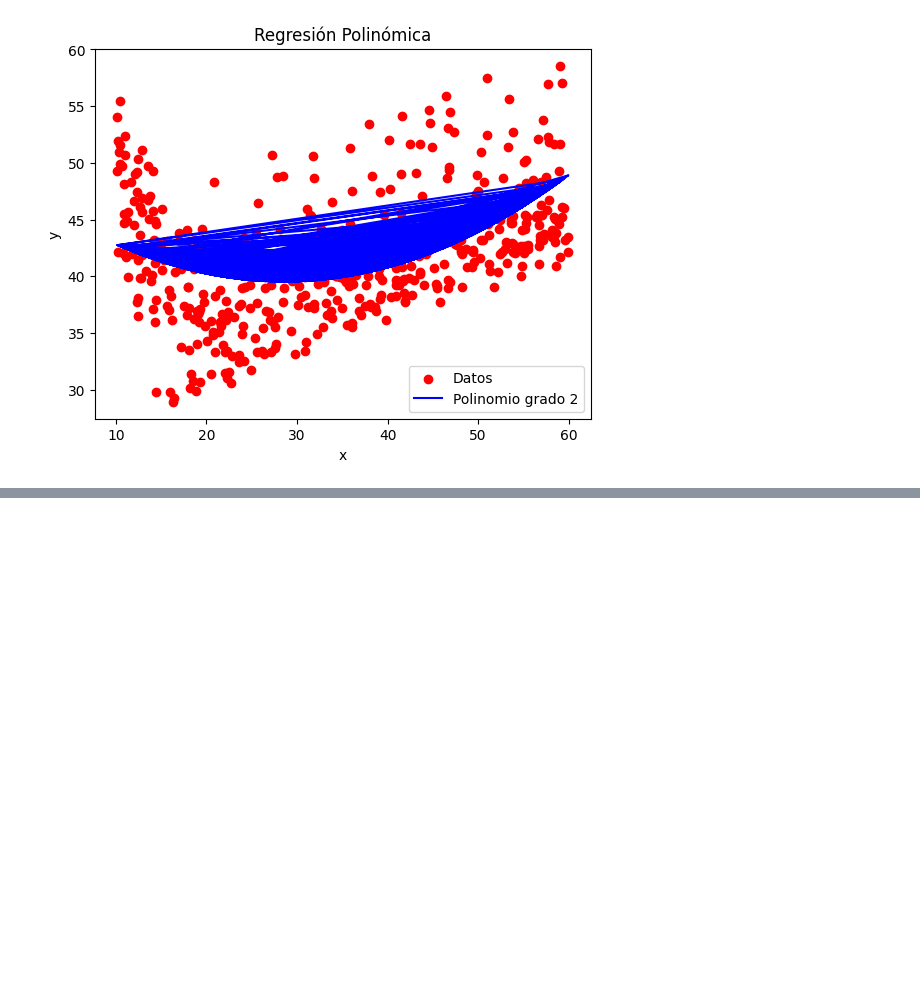
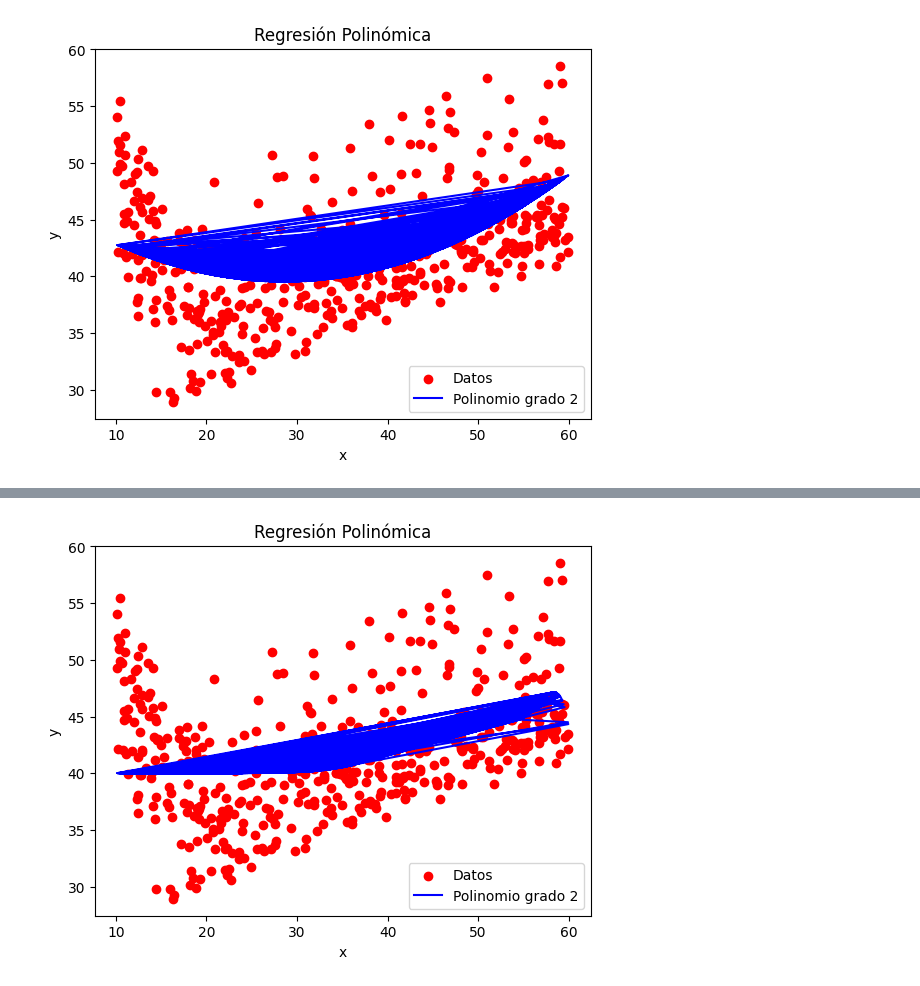
Before and after one commit to Emmatap31/Sumo_EjeCentral, a Jupyter notebook: regpolinomica.ipynb, the cells around one changed output, grey strips where cells are left out. Saved outputs shown, nothing was run; the diff lists cells and outputs as text; code cells hidden in the pictures; blank space fills up the shorter version.

Commit message:
regresión

```diff
--- a/regpolinomica.ipynb
+++ b/regpolinomica.ipynb
@@ -97,0 +46,18 @@ print(r2)
+# %%
+n=20
+
+mses = []
+r2s = []
+
+for i in range(1,n+1):
+    poly = PolynomialFeatures(degree=i)
+    X_poly = poly.fit_transform(X)
+    modelo = LinearRegression()
+    modelo.fit(X_poly, y)
+    y_pred = modelo.predict(X_poly)
+    mse = mean_squared_error(y, y_pred)
+    mses.append(mse)
+    r2 = r2_score(y, y_pred)
+    r2s.append(r2)
+    print(f"La regresión de grado {i} tiene un error cuadrático medio de {mse}")
+    print(f"La regresión de grado {i} tiene coeficiente de determinación de {r2}")
@@ -97,0 +82,11 @@ print(r2)
+# %%
+# Graficar
+plt.scatter(X, y, color='red', label='Datos')
+plt.plot(X, y_pred, color='blue', label=f'Polinomio grado {grado}')
+plt.xlabel('x')
+plt.ylabel('y')
+plt.title('Regresión Polinómica')
+plt.legend()
+plt.show()
+# %% [output]
+[figure, added]
```
Also changed, not shown: parts of 20 cells of this notebook.
